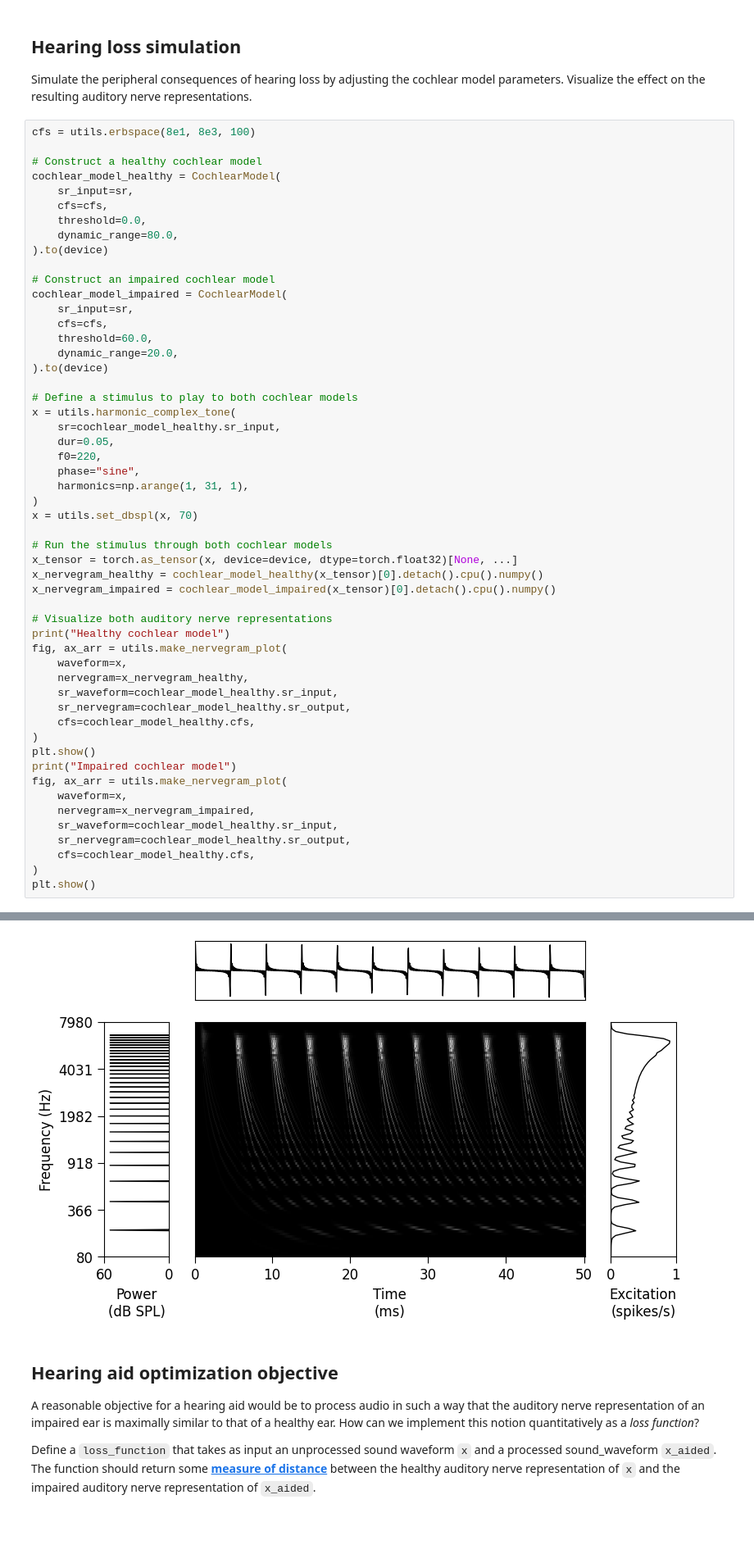
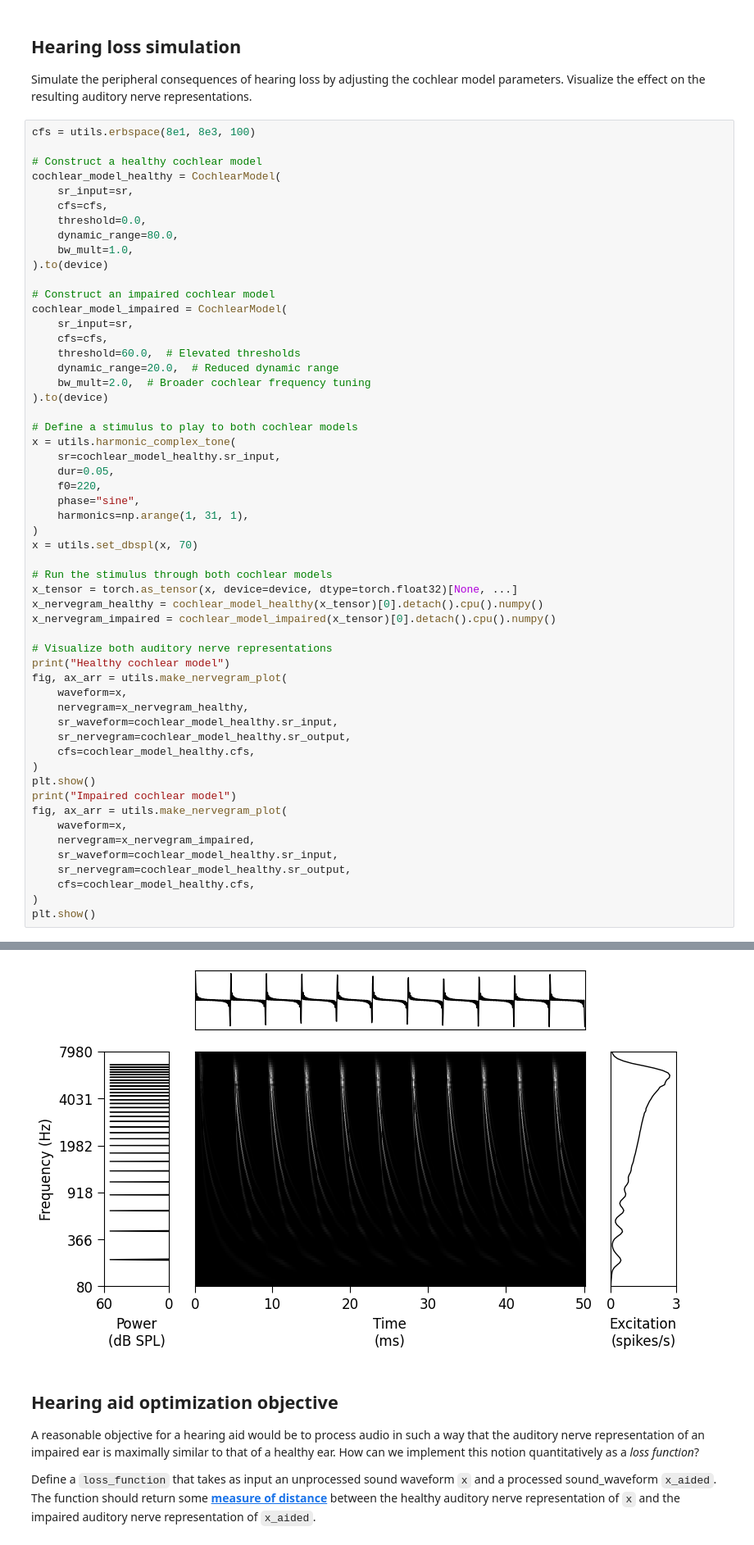
Before and after one commit to msaddler/auditory_model_tutorial, a Jupyter notebook: DEVELOPMENT.ipynb, the cells around one changed output, grey strips where cells are left out. Shown at 82% size. Saved outputs shown, nothing was run; the diff lists cells and outputs as text.

```diff
--- a/DEVELOPMENT.ipynb
+++ b/DEVELOPMENT.ipynb
@@ -487,14 +487,16 @@ cochlear_model_healthy = CochlearModel(
     cfs=cfs,
     threshold=0.0,
     dynamic_range=80.0,
+    bw_mult=1.0,
 ).to(device)
 
 # Construct an impaired cochlear model
 cochlear_model_impaired = CochlearModel(
     sr_input=sr,
     cfs=cfs,
-    threshold=60.0,
-    dynamic_range=20.0,
+    threshold=60.0,  # Elevated thresholds
+    dynamic_range=20.0,  # Reduced dynamic range
+    bw_mult=2.0,  # Broader cochlear frequency tuning
 ).to(device)
 
 # Define a stimulus to play to both cochlear models
@@ -508,34 +510,34 @@ x = utils.harmonic_complex_tone(
 x = utils.set_dbspl(x, 70)
 
 # Run the stimulus through both cochlear models
 x_tensor = torch.as_tensor(x, device=device, dtype=torch.float32)[None, ...]
 x_nervegram_healthy = cochlear_model_healthy(x_tensor)[0].detach().cpu().numpy()
 x_nervegram_impaired = cochlear_model_impaired(x_tensor)[0].detach().cpu().numpy()
 
 # Visualize both auditory nerve representations
 print("Healthy cochlear model")
 fig, ax_arr = utils.make_nervegram_plot(
     waveform=x,
     nervegram=x_nervegram_healthy,
     sr_waveform=cochlear_model_healthy.sr_input,
     sr_nervegram=cochlear_model_healthy.sr_output,
     cfs=cochlear_model_healthy.cfs,
 )
 plt.show()
 print("Impaired cochlear model")
 fig, ax_arr = utils.make_nervegram_plot(
     waveform=x,
     nervegram=x_nervegram_impaired,
     sr_waveform=cochlear_model_healthy.sr_input,
     sr_nervegram=cochlear_model_healthy.sr_output,
     cfs=cochlear_model_healthy.cfs,
 )
 plt.show()
 # %% [output]
 Healthy cochlear model
 [figure]
 Impaired cochlear model
-[figure, old version]
+[figure, new version]
 # %% [markdown]
 ## Hearing aid optimization objective
 
```
Also changed, not shown: parts of 7 cells of this notebook, 1 other file.
